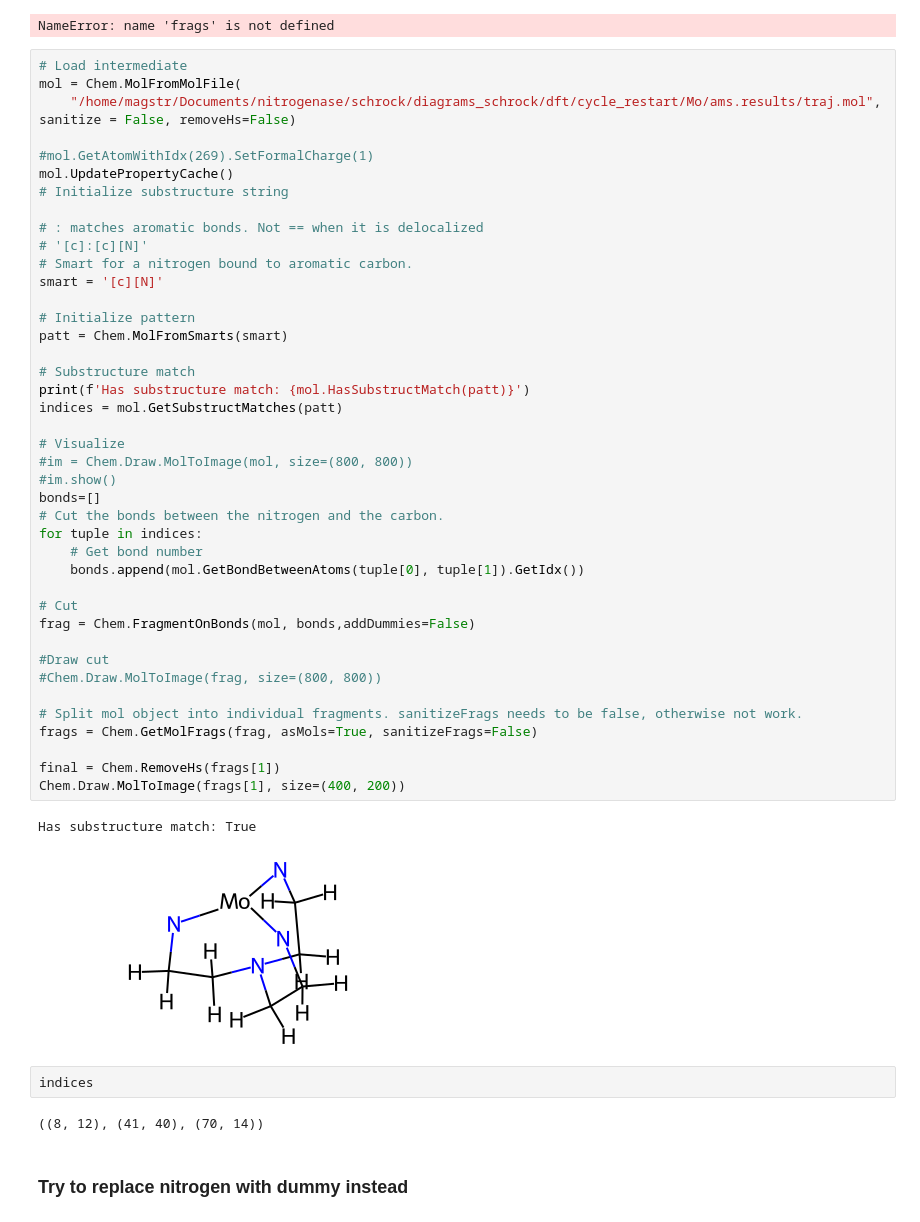
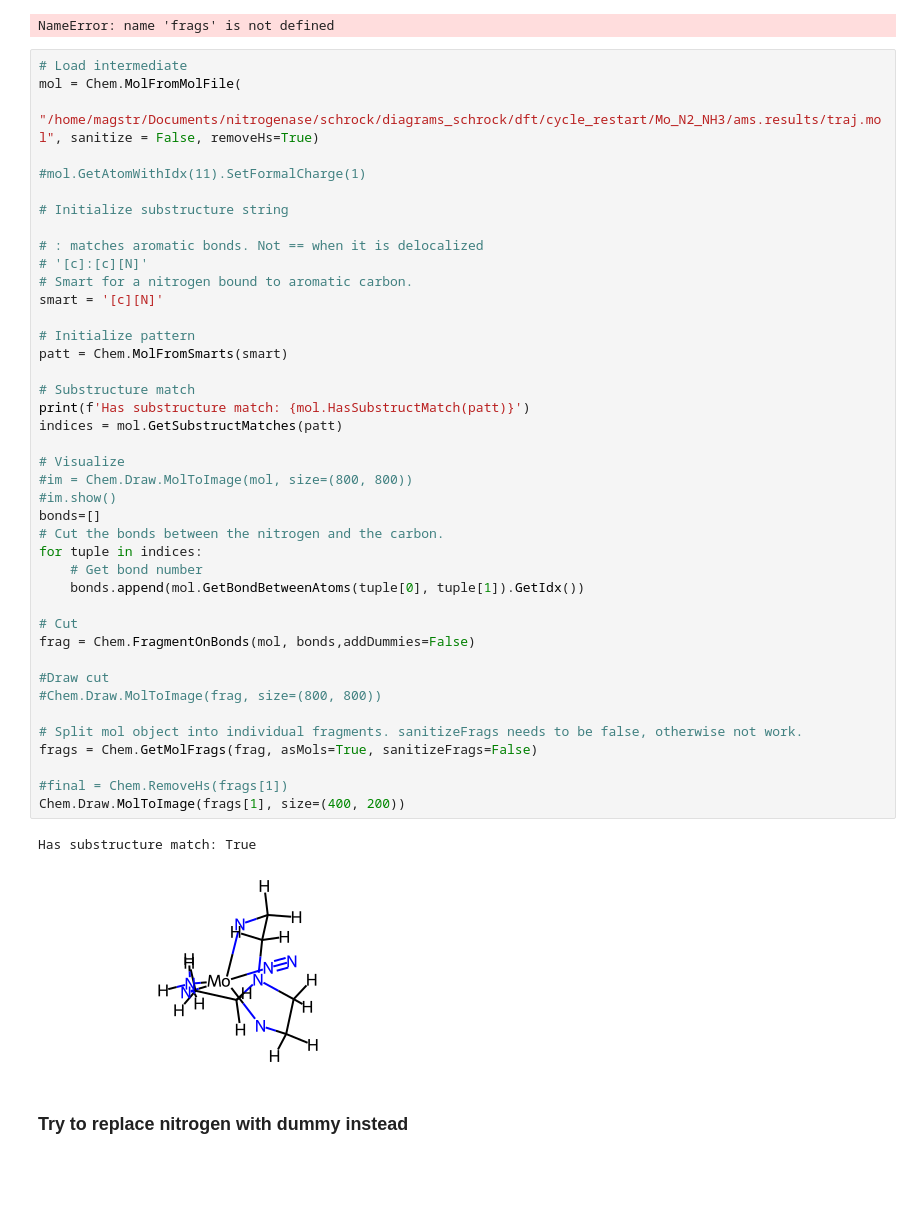
Before and after one commit to Strandgaard96/GB_GA, a Jupyter notebook: notebooks/RDKIT.ipynb, the cells around one changed output. Cells and saved outputs as stored; diff of their text form; blank space fills up the shorter version.

```diff
--- a/notebooks/RDKIT.ipynb
+++ b/notebooks/RDKIT.ipynb
@@ -74,10 +66,10 @@ NameError: name 'frags' is not defined
 # %%
 # Load intermediate
 mol = Chem.MolFromMolFile(
-    "/home/magstr/Documents/nitrogenase/schrock/diagrams_schrock/dft/cycle_restart/Mo/ams.results/traj.mol", sanitize = False, removeHs=False)
+    "/home/magstr/Documents/nitrogenase/schrock/diagrams_schrock/dft/cycle_restart/Mo_N2_NH3/ams.results/traj.mol", sanitize = False, removeHs=True)
 
-#mol.GetAtomWithIdx(269).SetFormalCharge(1)
-mol.UpdatePropertyCache()
+#mol.GetAtomWithIdx(11).SetFormalCharge(1)
+
 # Initialize substructure string
 
 # : matches aromatic bonds. Not == when it is delocalized
@@ -86,39 +78,35 @@ mol.UpdatePropertyCache()
 smart = '[c][N]'
 
 # Initialize pattern
 patt = Chem.MolFromSmarts(smart)
 
 # Substructure match
 print(f'Has substructure match: {mol.HasSubstructMatch(patt)}')
 indices = mol.GetSubstructMatches(patt)
 
 # Visualize
 #im = Chem.Draw.MolToImage(mol, size=(800, 800))
 #im.show()
 bonds=[]
 # Cut the bonds between the nitrogen and the carbon.
 for tuple in indices:
     # Get bond number
     bonds.append(mol.GetBondBetweenAtoms(tuple[0], tuple[1]).GetIdx())
 
 # Cut
 frag = Chem.FragmentOnBonds(mol, bonds,addDummies=False)
 
 #Draw cut
 #Chem.Draw.MolToImage(frag, size=(800, 800))
 
 # Split mol object into individual fragments. sanitizeFrags needs to be false, otherwise not work.
 frags = Chem.GetMolFrags(frag, asMols=True, sanitizeFrags=False)
 
-final = Chem.RemoveHs(frags[1])
+#final = Chem.RemoveHs(frags[1])
 Chem.Draw.MolToImage(frags[1], size=(400, 200))
 # %% [output]
 Has substructure match: True
-[figure, old version]
+[figure, new version]
-# %%
-indices
-# %% [output]
-((8, 12), (41, 40), (70, 14))
 # %% [markdown]
 ### Try to replace nitrogen with dummy instead
 # %%
```
Also changed, not shown: parts of 34 cells of this notebook, 5 other files.
